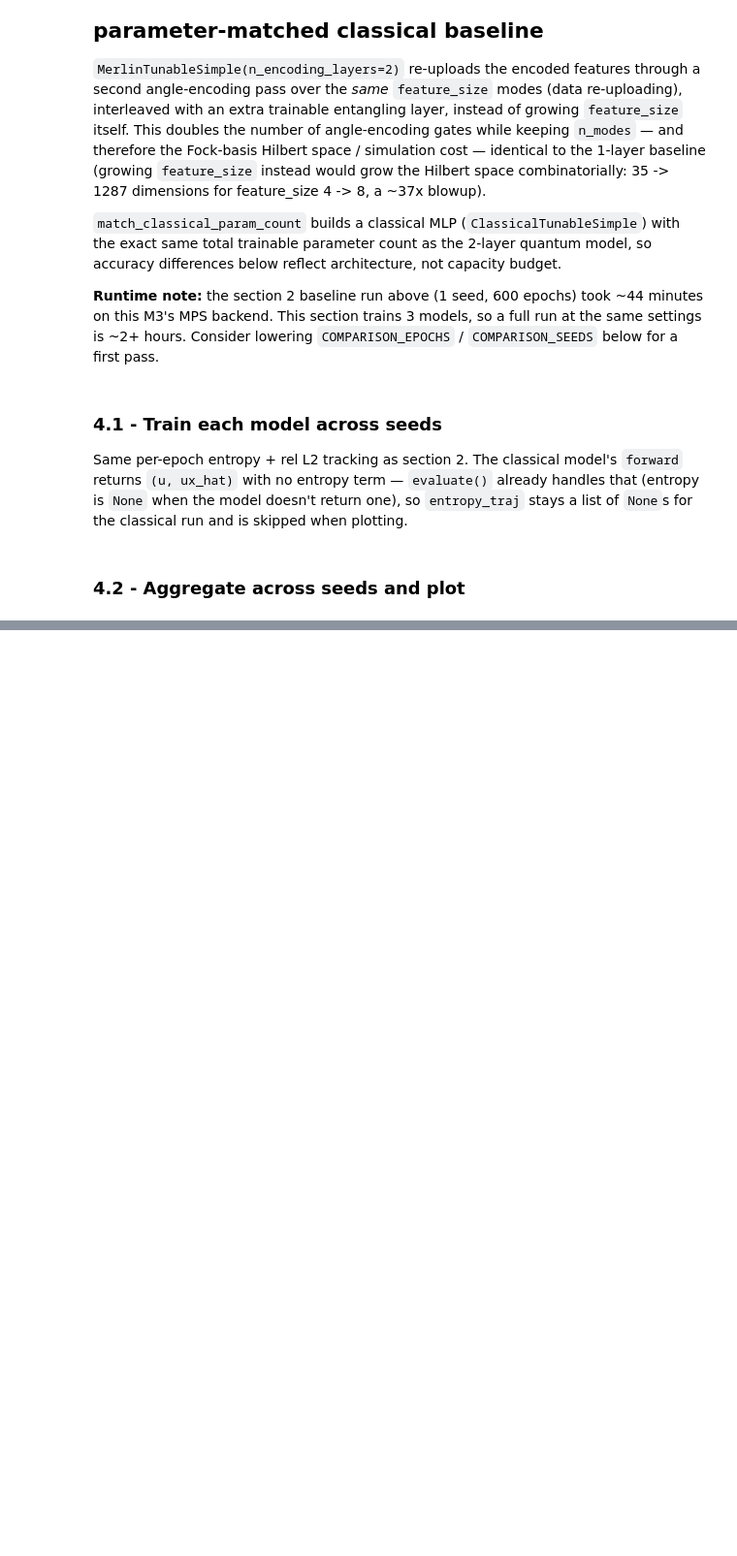
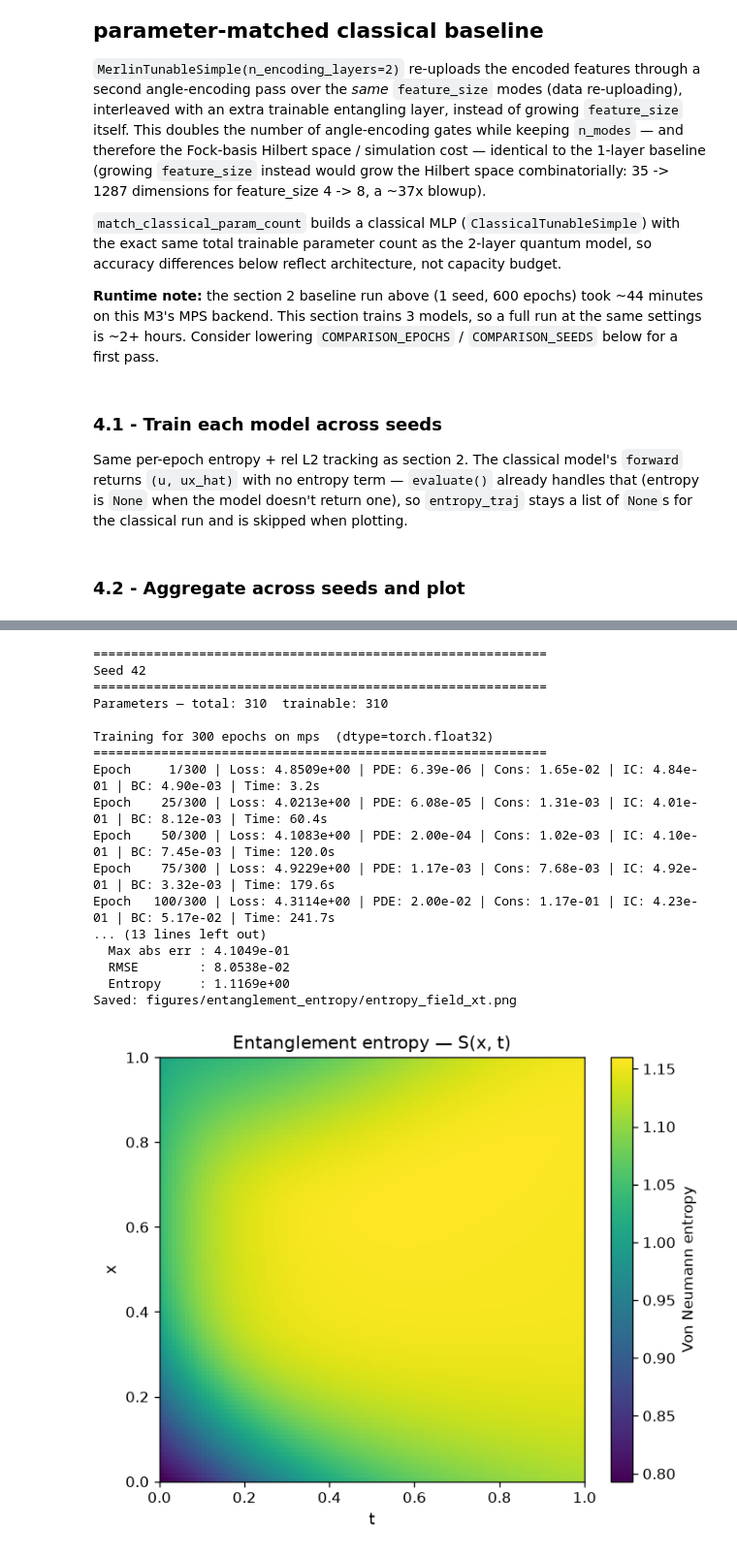
Before and after one commit to jadorez/QPINN-Analysis, a Jupyter notebook: notebooks/EntanglementEntropy.ipynb, the cells around one changed output, grey strips where cells are left out. Shown at 97% size. Saved outputs shown, nothing was run; the diff lists cells and outputs as text; code cells hidden in the pictures; blank space fills up the shorter version.

```diff
--- a/notebooks/EntanglementEntropy.ipynb
+++ b/notebooks/EntanglementEntropy.ipynb
@@ -28,13 +28,13 @@ from src.pde     import HeatEquation
 from src.loss    import total_loss
 from src.train   import train
 from src.eval    import evaluate
-from src.plotter import plot_entropy_accuracy_trajectory
+from src.plotter import plot_entropy_accuracy_trajectory, plot_solution_comparison
 
 # Prefer CUDA, then Apple Silicon GPU (MPS), then fall back to CPU.
 if torch.cuda.is_available():
     device = torch.device('cuda')
-elif torch.backends.mps.is_available():
-    device = torch.device('mps')
+# elif torch.backends.mps.is_available():
+#     device = torch.device('mps')
 else:
     device = torch.device('cpu')
 dtype  = torch.float32
@@ -44,12 +44,12 @@ device: mps  |  dtype: torch.float32
 # %% [markdown]
 ## 1 - Config
 # %%
-SEEDS = [42] #, 666, 69, 67, 13]
-EPOCHS = 5
+SEEDS = [42, 666, 69, 67, 13]
+EPOCHS = 300
 
-pde = HeatEquation(freq=0.5)
+pde = HeatEquation(freq=2.5)
 
-n_encoding_layers = 2
+n_encoding_layers = 1
 # %% [markdown]
 ## 2 - Train for each seed, recording entropy + rel L2 every epoch
 
@@ -218,0 +231,47 @@ plot_model_comparison_trajectory(
+# %%
+from src.plotter import plot_entropy_field
+
+entropy_grids = []
+
+for seed in SEEDS:
+    print(f"\n{'='*60}\nSeed {seed}\n{'='*60}")
+    model = MerlinTunableSimple(n_encoding_layers=n_encoding_layers).to(device)
+
+    train(
+        model=model, pde=pde, loss_fn=total_loss,
+        epochs=EPOCHS, log_every=25, seed=seed,
+        device=device, dtype=dtype,
+    )
+
+    metrics_final, U_pred_final, U_true_final, x_grid_final, t_grid_final = evaluate(
+        model, pde, nx=100, nt=100, device=device, dtype=dtype, verbose=True,
+    )
+    entropy_grids.append(metrics_final["entropy_grid"])
+
+entropy_grids = torch.stack(entropy_grids)  # (n_seeds, nx, nt)
+entropy_field_mean = entropy_grids.mean(dim=0)
+
+plot_entropy_field(
+    entropy_field_mean, x_grid_final, t_grid_final,
+    save_path="figures/entanglement_entropy/entropy_field_xt.png",
+    show=False,
+)
+# %% [output]
+============================================================
+Seed 42
+============================================================
+Parameters — total: 310  trainable: 310
+
+Training for 300 epochs on mps  (dtype=torch.float32)
+============================================================
+Epoch     1/300 | Loss: 4.8509e+00 | PDE: 6.39e-06 | Cons: 1.65e-02 | IC: 4.84e-01 | BC: 4.90e-03 | Time: 3.2s
+Epoch    25/300 | Loss: 4.0213e+00 | PDE: 6.08e-05 | Cons: 1.31e-03 | IC: 4.01e-01 | BC: 8.12e-03 | Time: 60.4s
+Epoch    50/300 | Loss: 4.1083e+00 | PDE: 2.00e-04 | Cons: 1.02e-03 | IC: 4.10e-01 | BC: 7.45e-03 | Time: 120.0s
+Epoch    75/300 | Loss: 4.9229e+00 | PDE: 1.17e-03 | Cons: 7.68e-03 | IC: 4.92e-01 | BC: 3.32e-03 | Time: 179.6s
+Epoch   100/300 | Loss: 4.3114e+00 | PDE: 2.00e-02 | Cons: 1.17e-01 | IC: 4.23e-01 | BC: 5.17e-02 | Time: 241.7s
+... (13 lines left out)
+  Max abs err : 4.1049e-01
+  RMSE        : 8.0538e-02
+  Entropy     : 1.1169e+00
+Saved: figures/entanglement_entropy/entropy_field_xt.png
+[figure, added]
```
Also changed, not shown: parts of 21 cells of this notebook, 25 other files.
